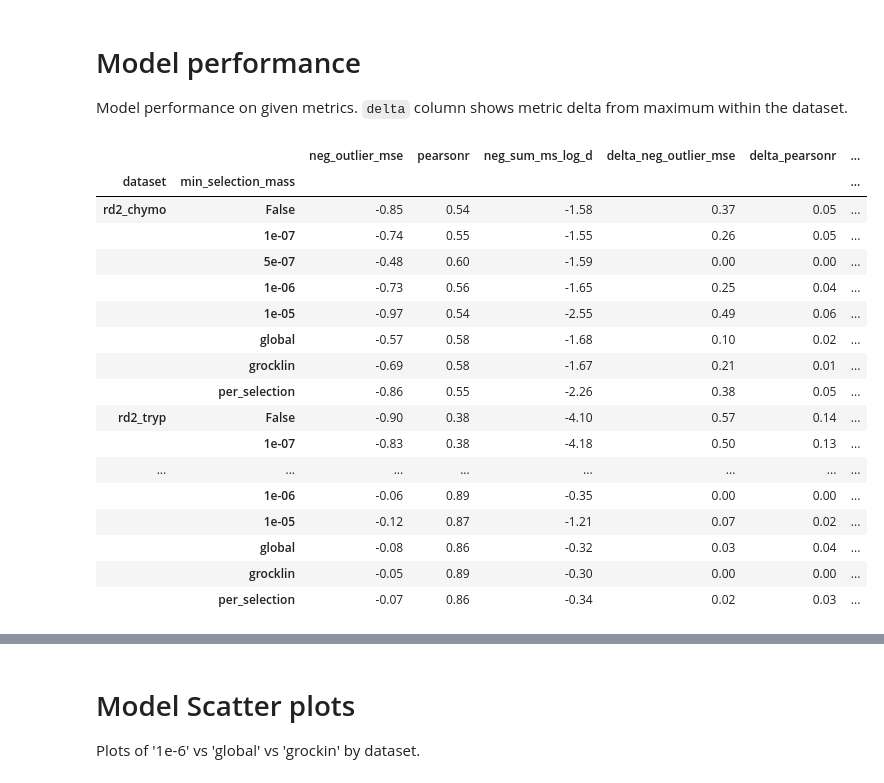
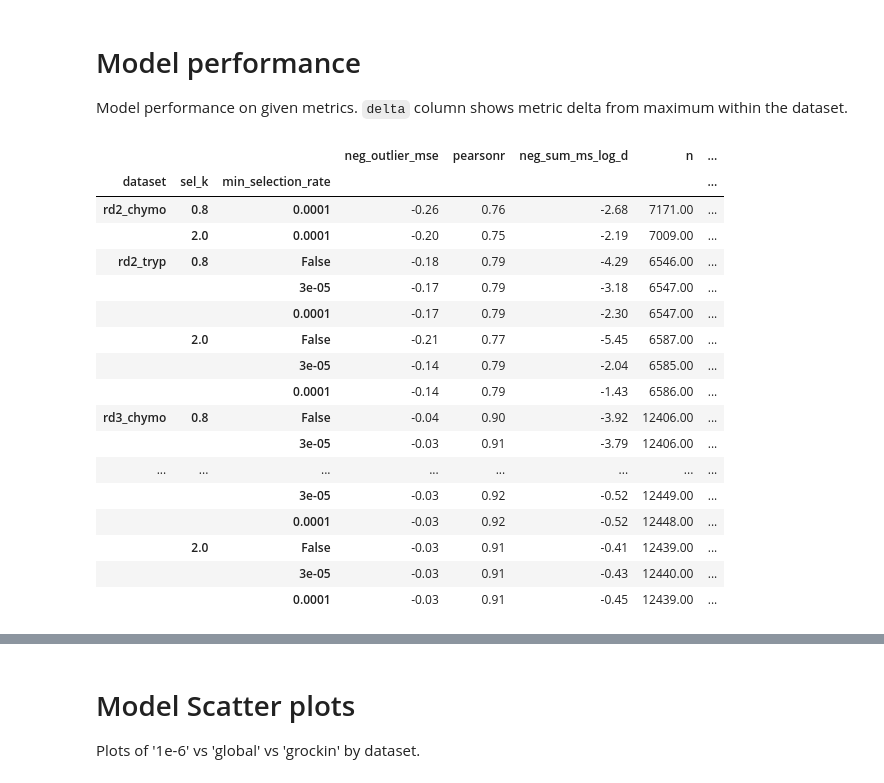
Before and after one commit to asford/protease_experimental_analysis, a Jupyter notebook: workspace/replicate_analysis_analysis.ipynb, the cells around one changed output, grey strips where cells are left out. Drawn from its saved outputs; the diff is of its cells as text; code cells hidden in the pictures.

```diff
--- a/workspace/replicate_analysis_analysis.ipynb
+++ b/workspace/replicate_analysis_analysis.ipynb
@@ -75,13 +93,14 @@ for k, results in model_results.items():
     pdd = pred_dist_delta(counts, preds)
 
     fit_summaries[k] = pandas.concat((sf, pdd), axis=1)
-# %%
-replicate_summary_frames = {
-    (d, p) :
-    pandas.merge(fit_summaries[(a, p)], fit_summaries[(b, p)], how="inner", on="name")
-    for d, (a, b) in replicate_pairs.items()
-    for p in zip(*fit_summaries)[1]
-}
+# %%
+replicate_summary_frames = {}
+for d, (a,b) in replicate_pairs.items():
+    for p in zip(*fit_summaries)[1]:
+        try:
+            replicate_summary_frames[(d,p)] = pandas.merge(fit_summaries[(a, p)].query('ec50_95ci < 2'), fit_summaries[(b, p)].query('ec50_95ci < 2'), how="inner", on="name")
+        except:
+            pass
 # %%
 from grocklin_fits import fits as grocklin_fit_results
 grocklin_fit_summaries = dict()
@@ -122,7 +141,8 @@ eval_records = [
             "fit_" + v : model_results[(dataset, param_set)]["params"].get(v, None)
             for v in ("min_selection_mass",)
         },
-        { "sel_k" : float(model_results[(dataset, param_set)]["params"]["sel_k"]) },
+        { "sel_k" : dict(param_set)["sel_k"] },
+        { "logp" : float(model_results[(dataset, param_set)]["predictions"]["logp"]) },
         {
             "ms_log_d_%s" % g : numpy.mean([
                 numpy.nanmean(numpy.square(fit_summaries[(ds, param_set)]["l_dist_delta_%s" % g]))
@@ -177,0 +178,2 @@ eval_records
+# %%
+eval_records.sort(['dataset','min_selection_mass','alex_opt','response_fn'])
@@ -232,35 +228,35 @@ display(pandas.DataFrame(data=ranks.values(), index=ranks.keys(), columns=cols)[
 
 Model performance on given metrics. `delta` column shows metric delta from maximum within the dataset.
 # %%
-measures = ["neg_outlier_mse", "pearsonr", "neg_sum_ms_log_d"]
+measures = ["neg_outlier_mse", "pearsonr", "neg_sum_ms_log_d",'n']
 
-for param in ("min_selection_mass",):
-    rpt = eval_records.groupby(("dataset", param))[measures].max()
+for param in ("min_selection_rate",):
+    rpt = eval_records.groupby(("dataset", "sel_k", param))[measures].max()
     delta = (rpt.groupby(rpt.index.get_level_values("dataset")).max() - rpt).rename(columns=lambda c: "delta_" + c)
 
     display(
         pandas.concat([rpt, delta], axis=1)
         .applymap( lambda v: "%.2f" % v)
     )
 # %% [output]
-|  |  | neg_outlier_mse | pearsonr | neg_sum_ms_log_d | delta_neg_outlier_mse | delta_pearsonr | ... |
-| dataset | min_selection_mass |  |  |  |  |  | ... |
-| rd2_chymo | False | -0.85 | 0.54 | -1.58 | 0.37 | 0.05 | ... |
-|  | 1e-07 | -0.74 | 0.55 | -1.55 | 0.26 | 0.05 | ... |
-|  | 5e-07 | -0.48 | 0.60 | -1.59 | 0.00 | 0.00 | ... |
-|  | 1e-06 | -0.73 | 0.56 | -1.65 | 0.25 | 0.04 | ... |
-|  | 1e-05 | -0.97 | 0.54 | -2.55 | 0.49 | 0.06 | ... |
-|  | global | -0.57 | 0.58 | -1.68 | 0.10 | 0.02 | ... |
-|  | grocklin | -0.69 | 0.58 | -1.67 | 0.21 | 0.01 | ... |
-|  | per_selection | -0.86 | 0.55 | -2.26 | 0.38 | 0.05 | ... |
-| rd2_tryp | False | -0.90 | 0.38 | -4.10 | 0.57 | 0.14 | ... |
-|  | 1e-07 | -0.83 | 0.38 | -4.18 | 0.50 | 0.13 | ... |
+|  |  |  | neg_outlier_mse | pearsonr | neg_sum_ms_log_d | n | ... |
+| dataset | sel_k | min_selection_rate |  |  |  |  | ... |
+| rd2_chymo | 0.8 | 0.0001 | -0.26 | 0.76 | -2.68 | 7171.00 | ... |
+|  | 2.0 | 0.0001 | -0.20 | 0.75 | -2.19 | 7009.00 | ... |
+| rd2_tryp | 0.8 | False | -0.18 | 0.79 | -4.29 | 6546.00 | ... |
+|  |  | 3e-05 | -0.17 | 0.79 | -3.18 | 6547.00 | ... |
+|  |  | 0.0001 | -0.17 | 0.79 | -2.30 | 6547.00 | ... |
+|  | 2.0 | False | -0.21 | 0.77 | -5.45 | 6587.00 | ... |
+|  |  | 3e-05 | -0.14 | 0.79 | -2.04 | 6585.00 | ... |
+|  |  | 0.0001 | -0.14 | 0.79 | -1.43 | 6586.00 | ... |
+| rd3_chymo | 0.8 | False | -0.04 | 0.90 | -3.92 | 12406.00 | ... |
+|  |  | 3e-05 | -0.03 | 0.91 | -3.79 | 12406.00 | ... |
 | ... | ... | ... | ... | ... | ... | ... | ... |
-|  | 1e-06 | -0.06 | 0.89 | -0.35 | 0.00 | 0.00 | ... |
-|  | 1e-05 | -0.12 | 0.87 | -1.21 | 0.07 | 0.02 | ... |
-|  | global | -0.08 | 0.86 | -0.32 | 0.03 | 0.04 | ... |
-|  | grocklin | -0.05 | 0.89 | -0.30 | 0.00 | 0.00 | ... |
-|  | per_selection | -0.07 | 0.86 | -0.34 | 0.02 | 0.03 | ... |
+|  |  | 3e-05 | -0.03 | 0.92 | -0.52 | 12449.00 | ... |
+|  |  | 0.0001 | -0.03 | 0.92 | -0.52 | 12448.00 | ... |
+|  | 2.0 | False | -0.03 | 0.91 | -0.41 | 12439.00 | ... |
+|  |  | 3e-05 | -0.03 | 0.91 | -0.43 | 12440.00 | ... |
+|  |  | 0.0001 | -0.03 | 0.91 | -0.45 | 12439.00 | ... |
 # %%
 (
 eval_records
```
Also changed, not shown: parts of 85 cells of this notebook, 54 other files.
